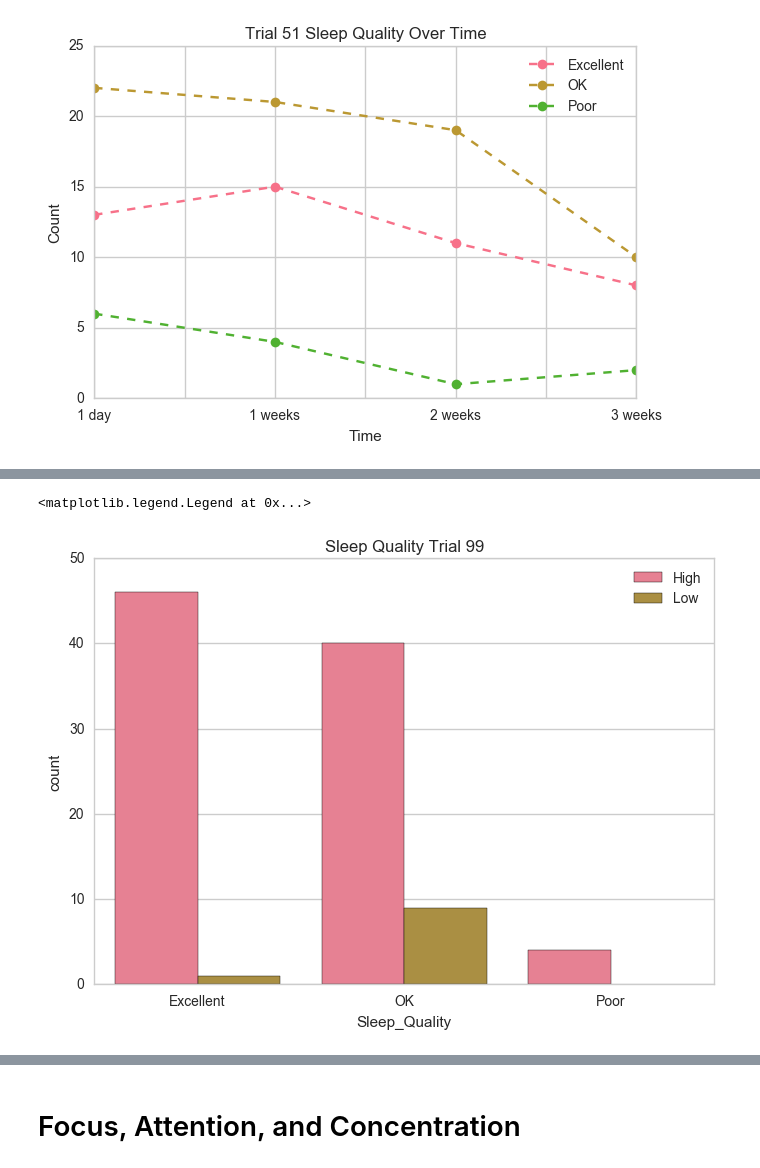
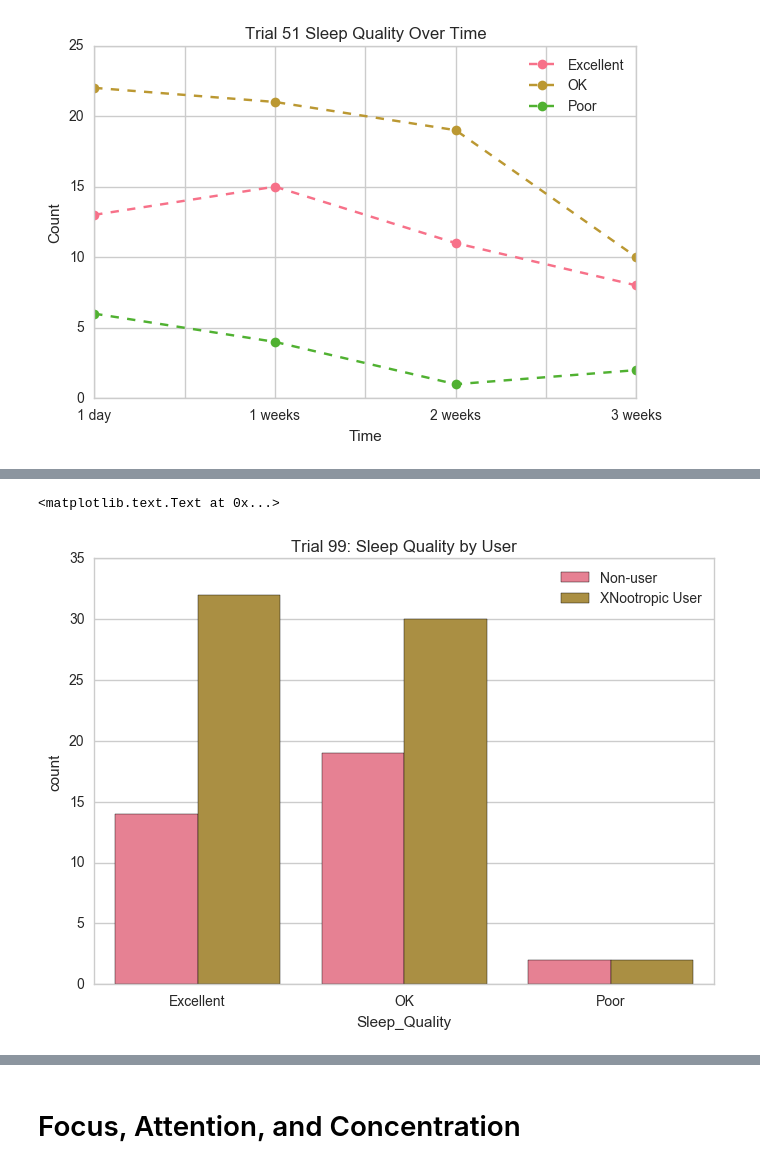
Before and after one commit to s-leung/NootropicProject, a Jupyter notebook: EDA.ipynb, the cells around one changed output, grey strips where cells are left out. Saved outputs shown, nothing was run; the diff lists cells and outputs as text; code cells hidden in the pictures.

```diff
--- a/EDA.ipynb
+++ b/EDA.ipynb
@@ -365,7 +412,7 @@ count_plot(df_99, 'Sleep_Quality', 'Sleep Quality By Overall Experience')
 # %%
-sns.countplot(x="Sleep_Quality",hue='Overall_Exp_Rating',   data=df_99, order= x_order1)
-plt.title('Sleep Quality Trial 99')
+sns.countplot(x="Sleep_Quality", hue='User_Status',  data=df_99, order=x_order1)
 plt.legend(loc='upper right')
+plt.title('Trial 99: Sleep Quality by User')
 # %% [output]
-<matplotlib.legend.Legend at 0x...>
+<matplotlib.text.Text at 0x...>
-[figure, old version]
+[figure, new version]
```
Also changed, not shown: parts of 54 cells of this notebook.
